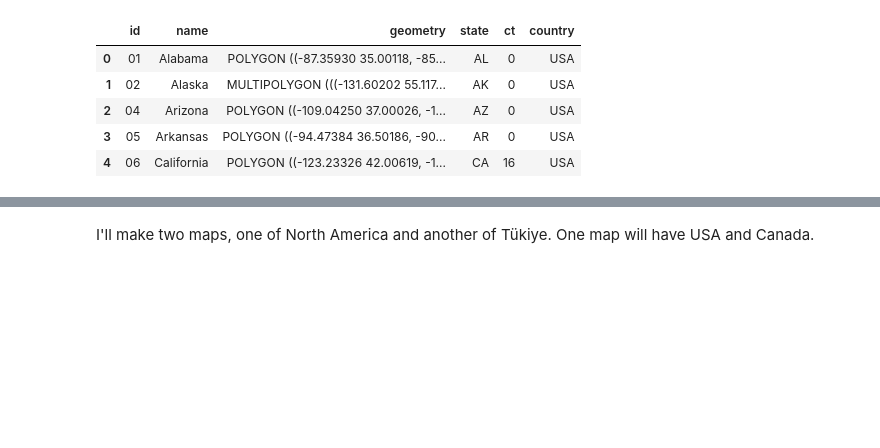
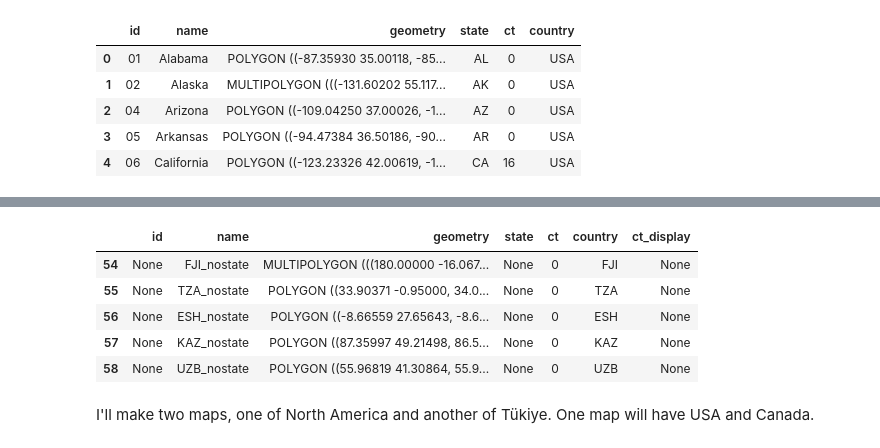
Before and after one commit to sralter/potential_talents, a Jupyter notebook: potential_talents.ipynb, the cells around one changed output, grey strips where cells are left out. Drawn from its saved outputs; the diff is of its cells as text; code cells hidden in the pictures; blank space fills up the shorter version.

```diff
--- a/potential_talents.ipynb
+++ b/potential_talents.ipynb
@@ -930,3 +942,15 @@ counts_all
+# %%
+counts_all[(counts_all['country'] != 'USA') &
+           (counts_all['country'] != 'CAN') &
+           (counts_all['country'] != 'TUR')
+          ].head()
+# %% [output]
+|  | id | name | geometry | state | ct | country | ct_display |
+| 54 | None | FJI_nostate | MULTIPOLYGON (((180.00000 -16.067... | None | 0 | FJI | None |
+| 55 | None | TZA_nostate | POLYGON ((33.90371 -0.95000, 34.0... | None | 0 | TZA | None |
+| 56 | None | ESH_nostate | POLYGON ((-8.66559 27.65643, -8.6... | None | 0 | ESH | None |
+| 57 | None | KAZ_nostate | POLYGON ((87.35997 49.21498, 86.5... | None | 0 | KAZ | None |
+| 58 | None | UZB_nostate | POLYGON ((55.96819 41.30864, 55.9... | None | 0 | UZB | None |
 # %% [markdown]
 I'll make two maps, one of North America and another of Tükiye. One map will have USA and Canada.
 # %%
```
Also changed, not shown: parts of 11 cells of this notebook, 9 other files.
